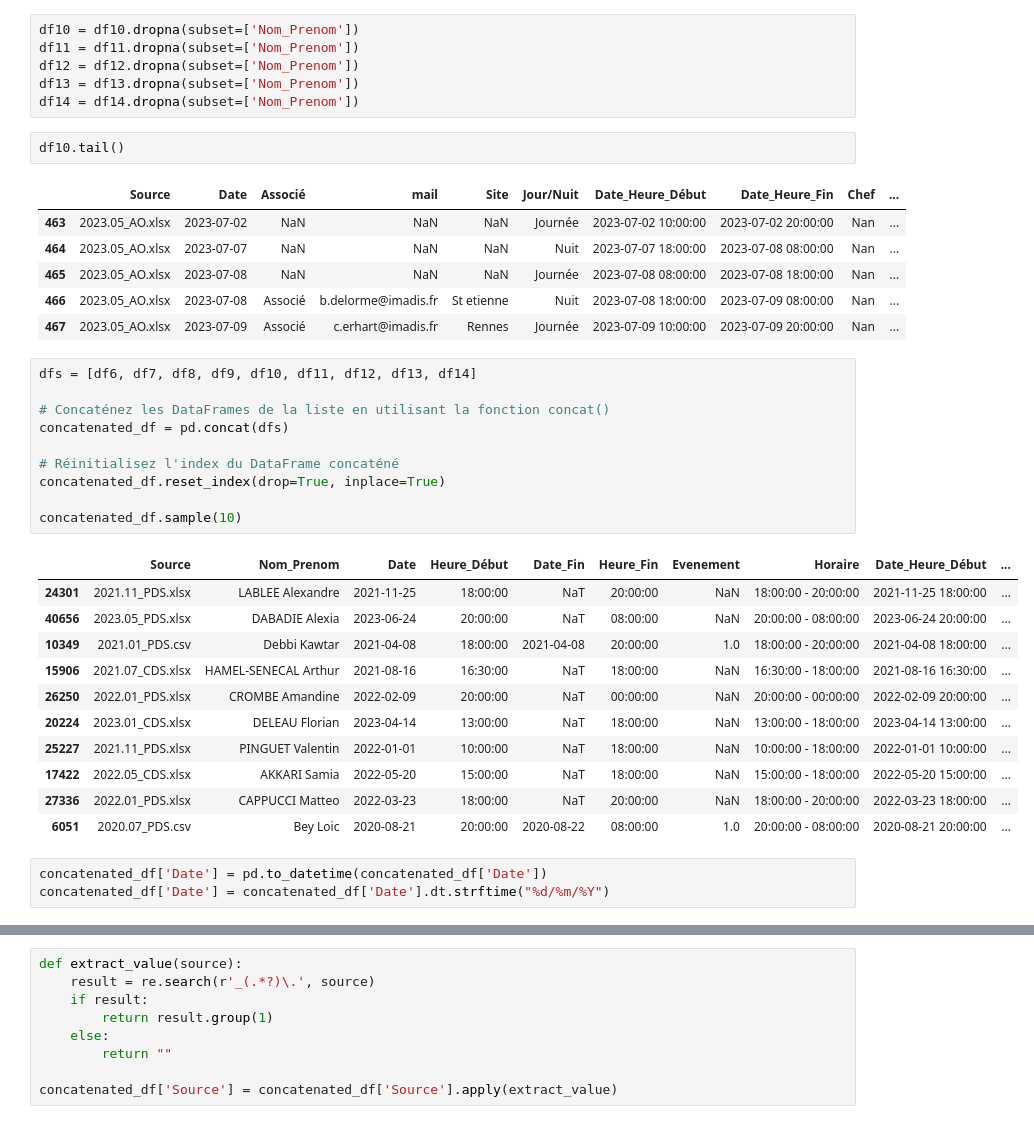
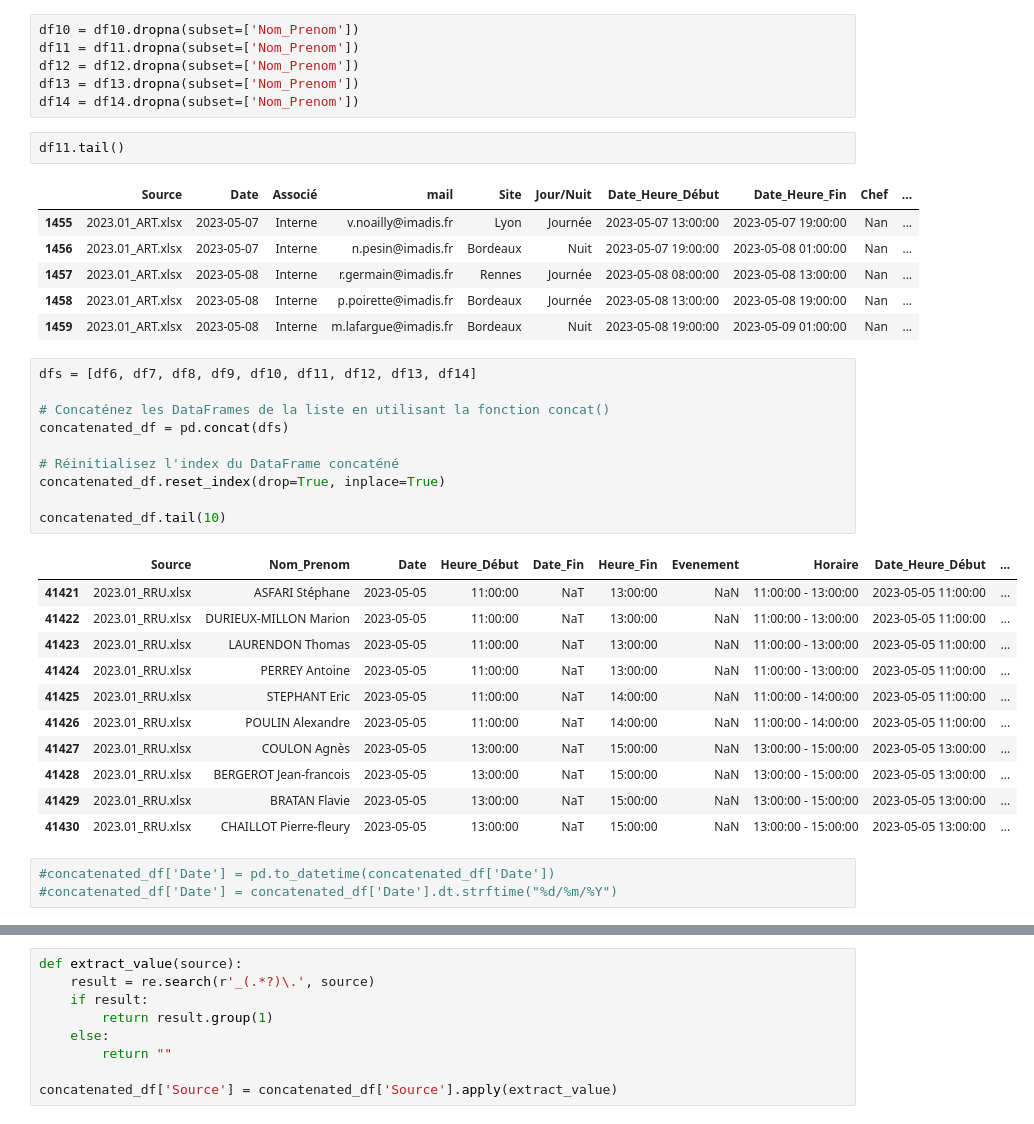
Before and after one commit to DeboraMandon/PoleMed_BDD, a Jupyter notebook: 2_bdd_old.ipynb, the cells around one changed output, grey strips where cells are left out. Cells and saved outputs as stored; diff of their text form.

```diff
--- a/2_bdd_old.ipynb
+++ b/2_bdd_old.ipynb
@@ -215,36 +213,36 @@ df12 = df12.dropna(subset=['Nom_Prenom'])
 df13 = df13.dropna(subset=['Nom_Prenom'])
 df14 = df14.dropna(subset=['Nom_Prenom'])
 # %%
-df10.tail()
+df11.tail()
 # %% [output]
 |  | Source | Date | Associé | mail | Site | Jour/Nuit | Date_Heure_Début | Date_Heure_Fin | Chef | ... |
-| 463 | 2023.05_AO.xlsx | 2023-07-02 | NaN | NaN | NaN | Journée | 2023-07-02 10:00:00 | 2023-07-02 20:00:00 | Nan | ... |
-| 464 | 2023.05_AO.xlsx | 2023-07-07 | NaN | NaN | NaN | Nuit | 2023-07-07 18:00:00 | 2023-07-08 08:00:00 | Nan | ... |
-| 465 | 2023.05_AO.xlsx | 2023-07-08 | NaN | NaN | NaN | Journée | 2023-07-08 08:00:00 | 2023-07-08 18:00:00 | Nan | ... |
-| 466 | 2023.05_AO.xlsx | 2023-07-08 | Associé | b.delorme@imadis.fr | St etienne | Nuit | 2023-07-08 18:00:00 | 2023-07-09 08:00:00 | Nan | ... |
-| 467 | 2023.05_AO.xlsx | 2023-07-09 | Associé | c.erhart@imadis.fr | Rennes | Journée | 2023-07-09 10:00:00 | 2023-07-09 20:00:00 | Nan | ... |
+| 1455 | 2023.01_ART.xlsx | 2023-05-07 | Interne | v.noailly@imadis.fr | Lyon | Journée | 2023-05-07 13:00:00 | 2023-05-07 19:00:00 | Nan | ... |
+| 1456 | 2023.01_ART.xlsx | 2023-05-07 | Interne | n.pesin@imadis.fr | Bordeaux | Nuit | 2023-05-07 19:00:00 | 2023-05-08 01:00:00 | Nan | ... |
+| 1457 | 2023.01_ART.xlsx | 2023-05-08 | Interne | r.germain@imadis.fr | Rennes | Journée | 2023-05-08 08:00:00 | 2023-05-08 13:00:00 | Nan | ... |
+| 1458 | 2023.01_ART.xlsx | 2023-05-08 | Interne | p.poirette@imadis.fr | Bordeaux | Journée | 2023-05-08 13:00:00 | 2023-05-08 19:00:00 | Nan | ... |
+| 1459 | 2023.01_ART.xlsx | 2023-05-08 | Interne | m.lafargue@imadis.fr | Bordeaux | Nuit | 2023-05-08 19:00:00 | 2023-05-09 01:00:00 | Nan | ... |
 # %%
 dfs = [df6, df7, df8, df9, df10, df11, df12, df13, df14]
 
 # Concaténez les DataFrames de la liste en utilisant la fonction concat()
 concatenated_df = pd.concat(dfs)
 
 # Réinitialisez l'index du DataFrame concaténé
 concatenated_df.reset_index(drop=True, inplace=True)
 
-concatenated_df.sample(10)
+concatenated_df.tail(10)
 # %% [output]
 |  | Source | Nom_Prenom | Date | Heure_Début | Date_Fin | Heure_Fin | Evenement | Horaire | Date_Heure_Début | ... |
-| 24301 | 2021.11_PDS.xlsx | LABLEE Alexandre | 2021-11-25 | 18:00:00 | NaT | 20:00:00 | NaN | 18:00:00 - 20:00:00 | 2021-11-25 18:00:00 | ... |
-| 40656 | 2023.05_PDS.xlsx | DABADIE Alexia | 2023-06-24 | 20:00:00 | NaT | 08:00:00 | NaN | 20:00:00 - 08:00:00 | 2023-06-24 20:00:00 | ... |
-| 10349 | 2021.01_PDS.csv | Debbi Kawtar | 2021-04-08 | 18:00:00 | 2021-04-08 | 20:00:00 | 1.0 | 18:00:00 - 20:00:00 | 2021-04-08 18:00:00 | ... |
-| 15906 | 2021.07_CDS.xlsx | HAMEL-SENECAL Arthur | 2021-08-16 | 16:30:00 | NaT | 18:00:00 | NaN | 16:30:00 - 18:00:00 | 2021-08-16 16:30:00 | ... |
-| 26250 | 2022.01_PDS.xlsx | CROMBE Amandine | 2022-02-09 | 20:00:00 | NaT | 00:00:00 | NaN | 20:00:00 - 00:00:00 | 2022-02-09 20:00:00 | ... |
-| 20224 | 2023.01_CDS.xlsx | DELEAU Florian | 2023-04-14 | 13:00:00 | NaT | 18:00:00 | NaN | 13:00:00 - 18:00:00 | 2023-04-14 13:00:00 | ... |
-| 25227 | 2021.11_PDS.xlsx | PINGUET Valentin | 2022-01-01 | 10:00:00 | NaT | 18:00:00 | NaN | 10:00:00 - 18:00:00 | 2022-01-01 10:00:00 | ... |
-| 17422 | 2022.05_CDS.xlsx | AKKARI Samia | 2022-05-20 | 15:00:00 | NaT | 18:00:00 | NaN | 15:00:00 - 18:00:00 | 2022-05-20 15:00:00 | ... |
-| 27336 | 2022.01_PDS.xlsx | CAPPUCCI Matteo | 2022-03-23 | 18:00:00 | NaT | 20:00:00 | NaN | 18:00:00 - 20:00:00 | 2022-03-23 18:00:00 | ... |
-| 6051 | 2020.07_PDS.csv | Bey Loic | 2020-08-21 | 20:00:00 | 2020-08-22 | 08:00:00 | 1.0 | 20:00:00 - 08:00:00 | 2020-08-21 20:00:00 | ... |
+| 41421 | 2023.01_RRU.xlsx | ASFARI Stéphane | 2023-05-05 | 11:00:00 | NaT | 13:00:00 | NaN | 11:00:00 - 13:00:00 | 2023-05-05 11:00:00 | ... |
+| 41422 | 2023.01_RRU.xlsx | DURIEUX-MILLON Marion | 2023-05-05 | 11:00:00 | NaT | 13:00:00 | NaN | 11:00:00 - 13:00:00 | 2023-05-05 11:00:00 | ... |
+| 41423 | 2023.01_RRU.xlsx | LAURENDON Thomas | 2023-05-05 | 11:00:00 | NaT | 13:00:00 | NaN | 11:00:00 - 13:00:00 | 2023-05-05 11:00:00 | ... |
+| 41424 | 2023.01_RRU.xlsx | PERREY Antoine | 2023-05-05 | 11:00:00 | NaT | 13:00:00 | NaN | 11:00:00 - 13:00:00 | 2023-05-05 11:00:00 | ... |
+| 41425 | 2023.01_RRU.xlsx | STEPHANT Eric | 2023-05-05 | 11:00:00 | NaT | 14:00:00 | NaN | 11:00:00 - 14:00:00 | 2023-05-05 11:00:00 | ... |
+| 41426 | 2023.01_RRU.xlsx | POULIN Alexandre | 2023-05-05 | 11:00:00 | NaT | 14:00:00 | NaN | 11:00:00 - 14:00:00 | 2023-05-05 11:00:00 | ... |
+| 41427 | 2023.01_RRU.xlsx | COULON Agnès | 2023-05-05 | 13:00:00 | NaT | 15:00:00 | NaN | 13:00:00 - 15:00:00 | 2023-05-05 13:00:00 | ... |
+| 41428 | 2023.01_RRU.xlsx | BERGEROT Jean-francois | 2023-05-05 | 13:00:00 | NaT | 15:00:00 | NaN | 13:00:00 - 15:00:00 | 2023-05-05 13:00:00 | ... |
+| 41429 | 2023.01_RRU.xlsx | BRATAN Flavie | 2023-05-05 | 13:00:00 | NaT | 15:00:00 | NaN | 13:00:00 - 15:00:00 | 2023-05-05 13:00:00 | ... |
+| 41430 | 2023.01_RRU.xlsx | CHAILLOT Pierre-fleury | 2023-05-05 | 13:00:00 | NaT | 15:00:00 | NaN | 13:00:00 - 15:00:00 | 2023-05-05 13:00:00 | ... |
 # %%
-concatenated_df['Date'] = pd.to_datetime(concatenated_df['Date'])
-concatenated_df['Date'] = concatenated_df['Date'].dt.strftime("%d/%m/%Y")
+#concatenated_df['Date'] = pd.to_datetime(concatenated_df['Date'])
+#concatenated_df['Date'] = concatenated_df['Date'].dt.strftime("%d/%m/%Y")
```
Also changed, not shown: parts of 12 cells of this notebook.
